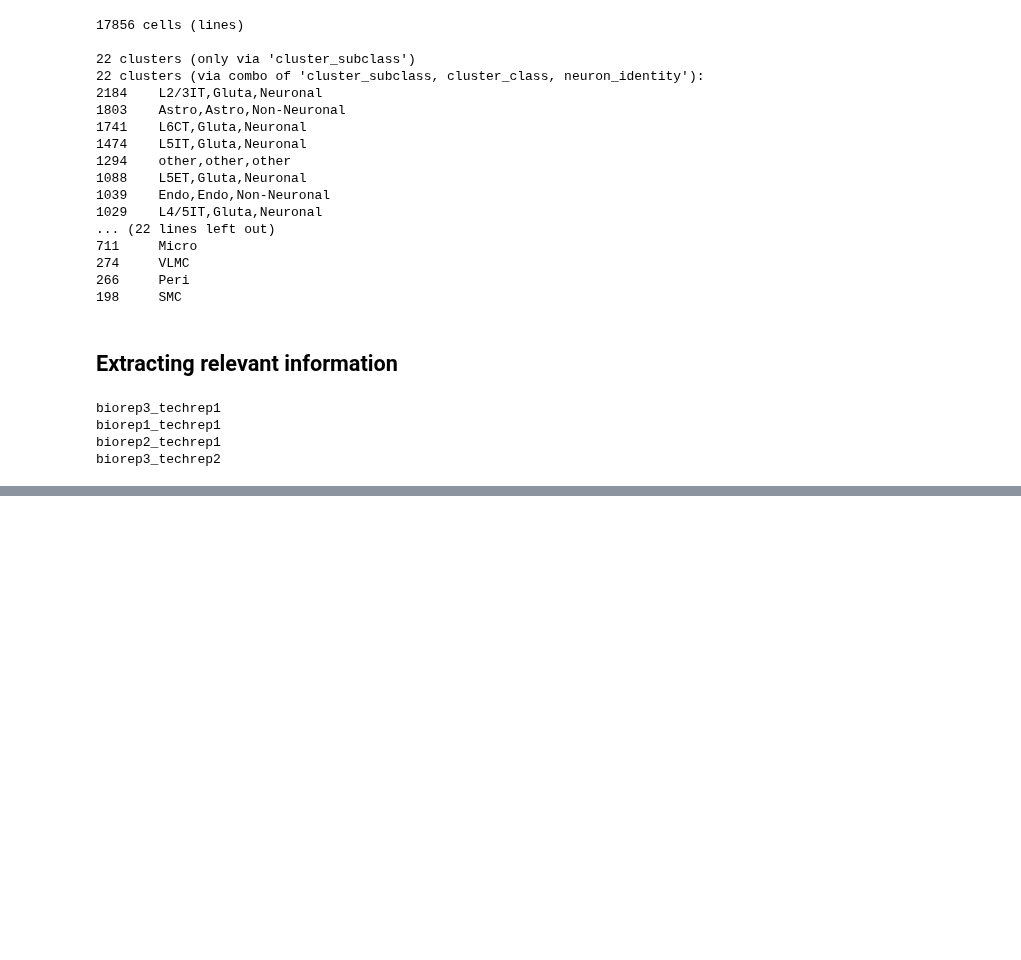
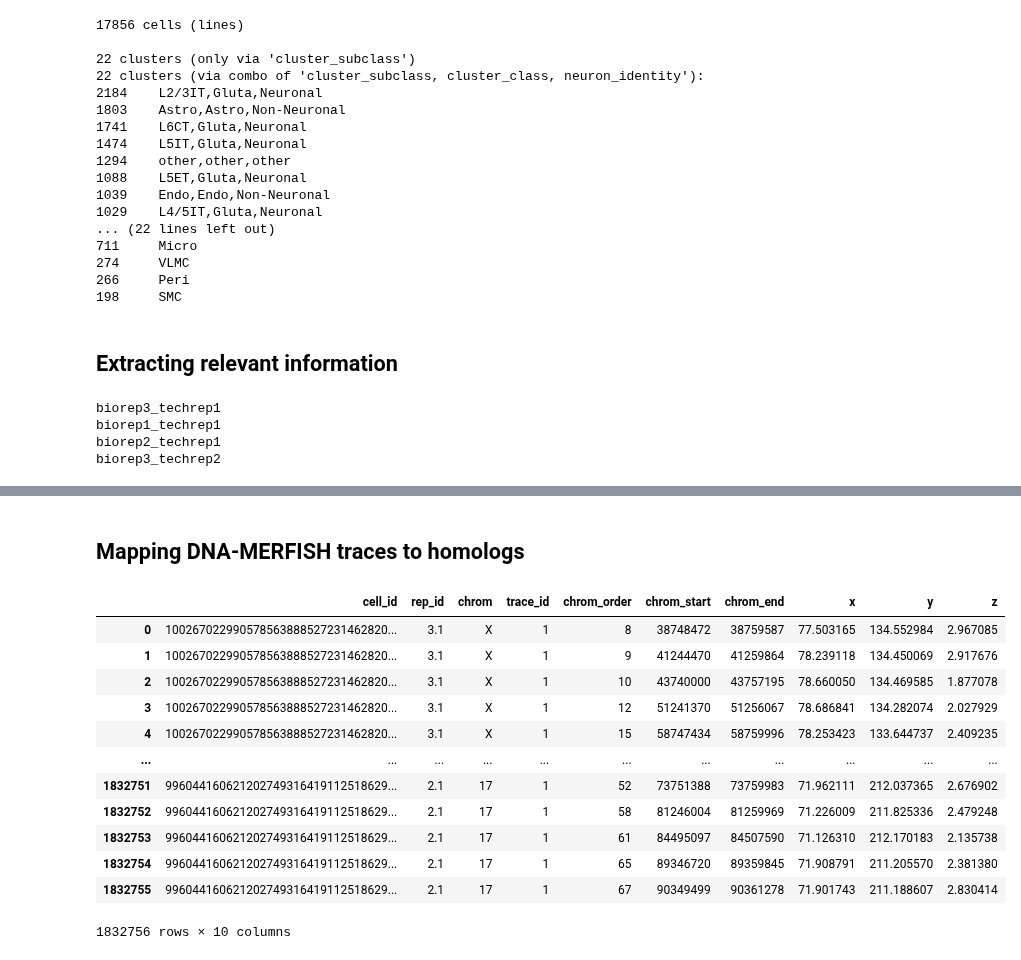
Before and after one commit to gesinecauer/Chromatin_Analysis_MOp, a Jupyter notebook: jupyter/parse_dna_merfish.ipynb, the cells around one changed output, grey strips where cells are left out. Drawn from its saved outputs; the diff is of its cells as text; code cells hidden in the pictures; blank space fills up the shorter version.

Commit message:
assessing traces per cell

```diff
--- a/jupyter/parse_dna_merfish.ipynb
+++ b/jupyter/parse_dna_merfish.ipynb
@@ -407,0 +502,33 @@ awk -F ',' -v rep_id="$rep_id" '{ if (($1 == rep_id) || ($1 ~ /rep_id/)){ print
+# %% [markdown]
+## Mapping DNA-MERFISH traces to homologs
+# %%
+import os
+import pandas as pd
+import numpy as np
+
+sample_dir = "~/noble_lab/repos/Chromatin_Analysis_MOp/data/MOp_wt"
+clusters_dir = os.path.join(sample_dir, "all_techrep1", "cluster")
+
+cluster = "astro"
+cluster_file = os.path.join(clusters_dir, f"{cluster}/dna_merfish.{cluster}.csv")
+# %%
+df = pd.read_csv(cluster_file)
+df.columns = [x.strip('#') for x in df.columns]
+
+df.rename({'hmlg', 'trace_id'}, axis=1, inplace=True)
+# %%
+df
+# %% [output]
+|  | cell_id | rep_id | chrom | trace_id | chrom_order | chrom_start | chrom_end | x | y | z |
+| 0 | 100267022990578563888527231462820... | 3.1 | X | 1 | 8 | 38748472 | 38759587 | 77.503165 | 134.552984 | 2.967085 |
+| 1 | 100267022990578563888527231462820... | 3.1 | X | 1 | 9 | 41244470 | 41259864 | 78.239118 | 134.450069 | 2.917676 |
+| 2 | 100267022990578563888527231462820... | 3.1 | X | 1 | 10 | 43740000 | 43757195 | 78.660050 | 134.469585 | 1.877078 |
+| 3 | 100267022990578563888527231462820... | 3.1 | X | 1 | 12 | 51241370 | 51256067 | 78.686841 | 134.282074 | 2.027929 |
+| 4 | 100267022990578563888527231462820... | 3.1 | X | 1 | 15 | 58747434 | 58759996 | 78.253423 | 133.644737 | 2.409235 |
+| ... | ... | ... | ... | ... | ... | ... | ... | ... | ... | ... |
+| 1832751 | 996044160621202749316419112518629... | 2.1 | 17 | 1 | 52 | 73751388 | 73759983 | 71.962111 | 212.037365 | 2.676902 |
+| 1832752 | 996044160621202749316419112518629... | 2.1 | 17 | 1 | 58 | 81246004 | 81259969 | 71.226009 | 211.825336 | 2.479248 |
+| 1832753 | 996044160621202749316419112518629... | 2.1 | 17 | 1 | 61 | 84495097 | 84507590 | 71.126310 | 212.170183 | 2.135738 |
+| 1832754 | 996044160621202749316419112518629... | 2.1 | 17 | 1 | 65 | 89346720 | 89359845 | 71.908791 | 211.205570 | 2.381380 |
+| 1832755 | 996044160621202749316419112518629... | 2.1 | 17 | 1 | 67 | 90349499 | 90361278 | 71.901743 | 211.188607 | 2.830414 |
+1832756 rows × 10 columns
```
Also changed, not shown: parts of 12 cells of this notebook.
